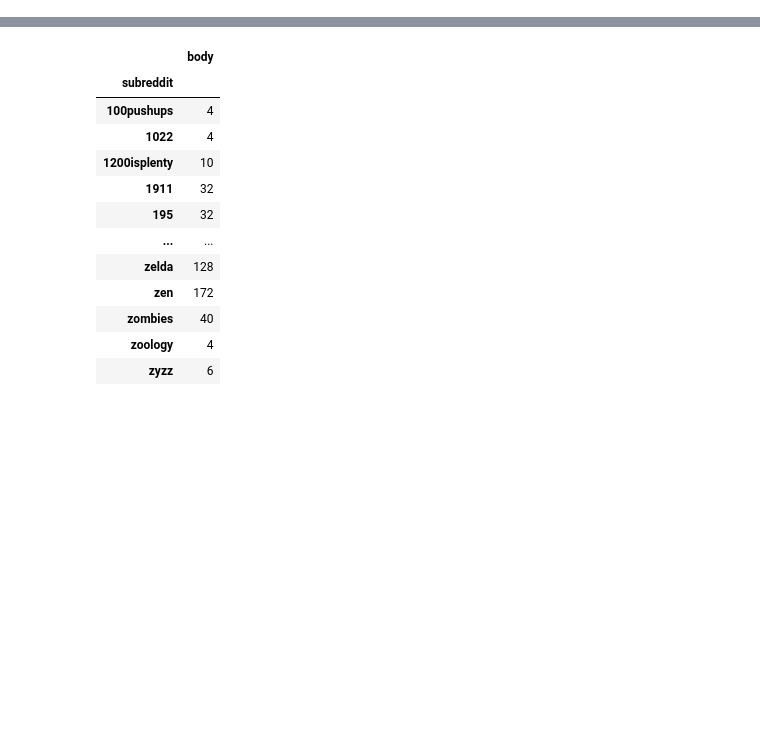
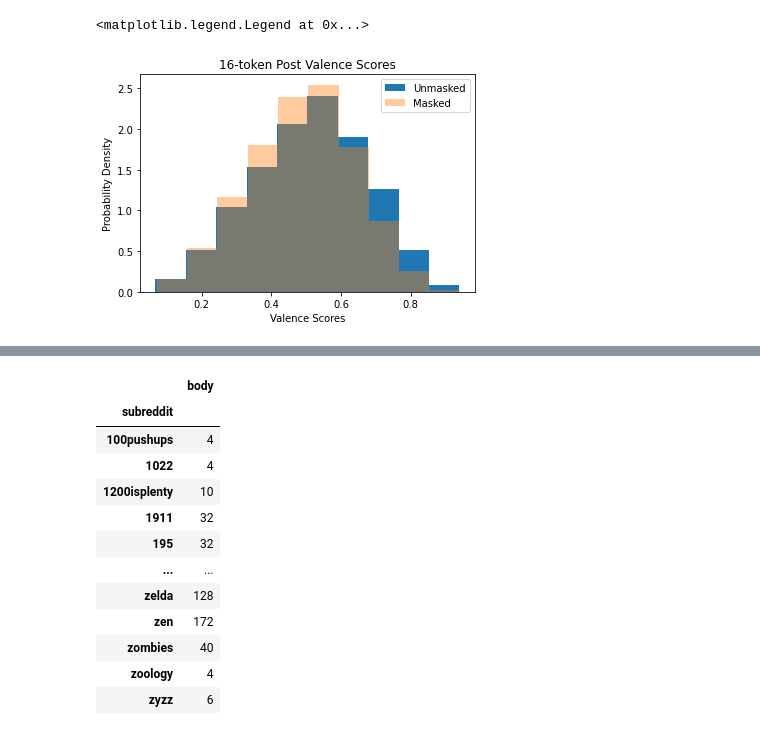
Before and after one commit to jaikaggarwal/stancetaking, a Jupyter notebook: data_extraction/corpus_statistics.ipynb, the cells around one changed output, grey strips where cells are left out. Saved outputs shown, nothing was run; the diff lists cells and outputs as text; code cells hidden in the pictures; blank space fills up the shorter version.

```diff
--- a/data_extraction/corpus_statistics.ipynb
+++ b/data_extraction/corpus_statistics.ipynb
@@ -10,0 +117,10 @@ tqdm.pandas()
+# %%
+plt.hist(pos_mid['valence'], density=True, label="Unmasked")
+plt.hist(pos_mid['valence_masked'], density=True, alpha=0.4, label="Masked")
+plt.title("16-token Post Valence Scores")
+plt.xlabel("Valence Scores")
+plt.ylabel("Probability Density")
+plt.legend()
+# %% [output]
+<matplotlib.legend.Legend at 0x...>
+[figure, added]
```
Also changed, not shown: parts of 36 cells of this notebook, 3 other files.
